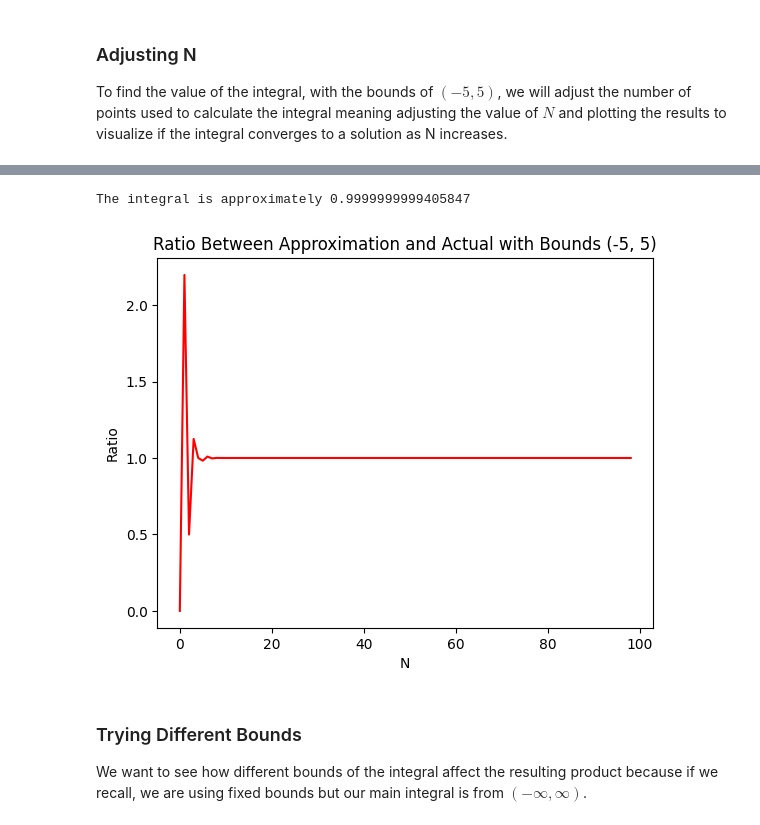
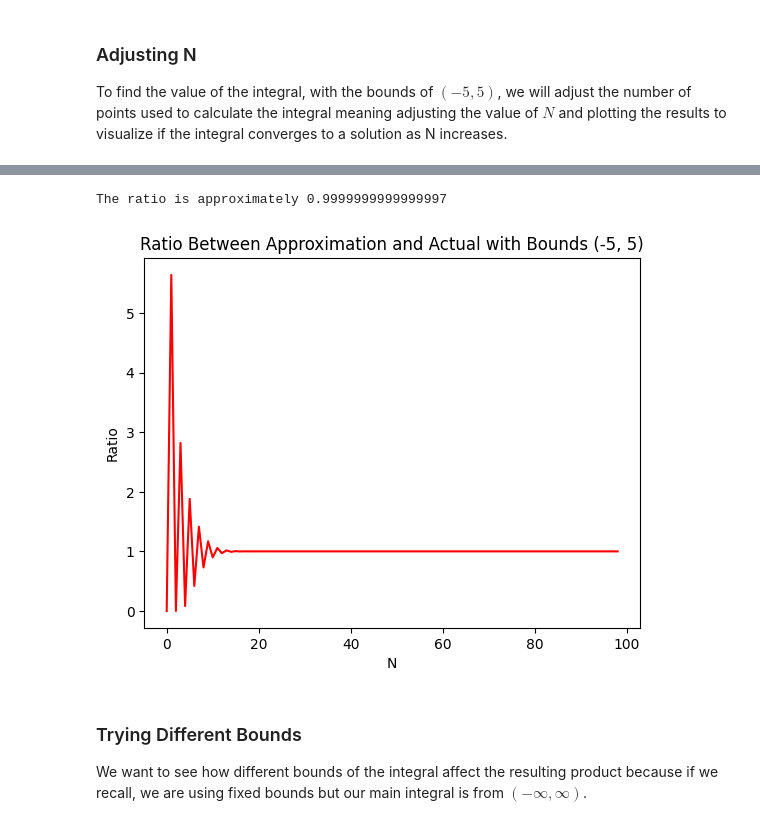
Before and after one commit to Tqkoyaki/Research, a Jupyter notebook: GaussianIntegral.ipynb, the cells around one changed output, grey strips where cells are left out. Drawn from its saved outputs; the diff is of its cells as text; code cells hidden in the pictures.

```diff
--- a/GaussianIntegral.ipynb
+++ b/GaussianIntegral.ipynb
@@ -100,4 +100,4 @@ def golden_ans(mu1=mu1, mu2=mu2, sig1=sig1, sig2=sig2):
 # %%
 # Calculates the ratio between the product from numerical and analytical
 def ratio_ans(mu1=mu1, mu2=mu2, sig1=sig1, sig2=sig2, a=bounds[0], b=bounds[1], N=N):
-    return gauss_product(mu1=mu1, mu2=mu2, sig1=sig1, sig2=sig2, a=bounds[0], b=bounds[1], N=N) / golden_ans(mu1=mu1, mu2=mu2, sig1=sig1, sig2=sig2)
+    return gauss_product(mu1=mu1, mu2=mu2, sig1=sig1, sig2=sig2, a=a, b=b, N=N) / golden_ans(mu1=mu1, mu2=mu2, sig1=sig1, sig2=sig2)
@@ -118,17 +138,17 @@ The integral is approximately 0.2196956447208079
 # %%
-res = np.vectorize(ratio_ans)(N=np.arange(1, 100, 1))
+res = np.vectorize(ratio_ans)(N=np.arange(1, 100, 1), sig1=100, sig2=100, a=-1000, b=1000)
 
 # Plots the results
 plt = sns.lineplot(res)
 plt.set_title('Ratio Between Approximation and Actual with Bounds (-5, 5)')
 plt.set_xlabel('N')
 plt.set_ylabel('Ratio')
 plt.lines[0].set_color('red')
 
-print('The integral is approximately', res[-1])
+print('The ratio is approximately', res[-1])
 # %% [output]
-The integral is approximately 0.9999999999405847
+The ratio is approximately 0.9999999999999997
-[figure, old version]
+[figure, new version]
 # %% [markdown]
 ### Trying Different Bounds
 
```
Also changed, not shown: parts of 4 cells of this notebook, 2 other files.
